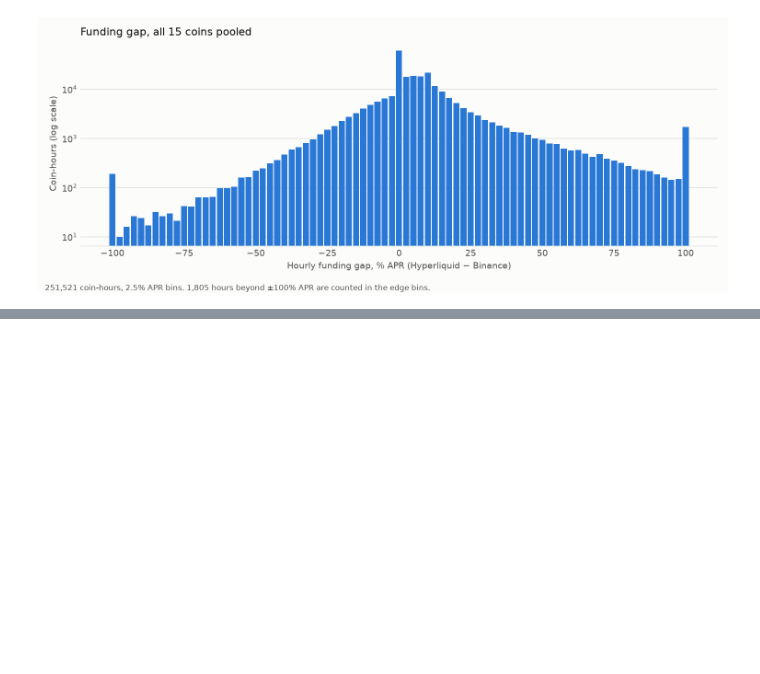
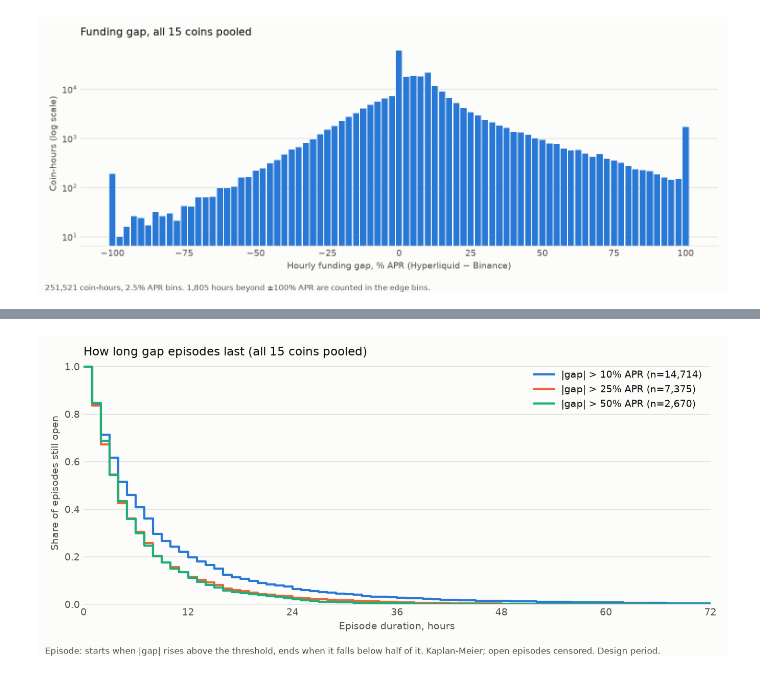
Before and after one commit to arthurfritscheck/funding-dislocations, a Jupyter notebook: notebooks/01_eda.ipynb, the cells around one changed output, grey strips where cells are left out. Saved outputs shown, nothing was run; the diff lists cells and outputs as text; code cells hidden in the pictures; blank space fills up the shorter version.

```diff
--- a/notebooks/01_eda.ipynb
+++ b/notebooks/01_eda.ipynb
@@ -143,0 +237,4 @@ display(Image(filename=str(gap_stats.FIGURES / "eda_gap_histogram.png")))
+# %%
+display(Image(filename=str(gap_stats.FIGURES / "persistence_survival.png")))
+# %% [output]
+[figure, added]
```
Also changed, not shown: parts of 12 cells of this notebook, 14 other files.
